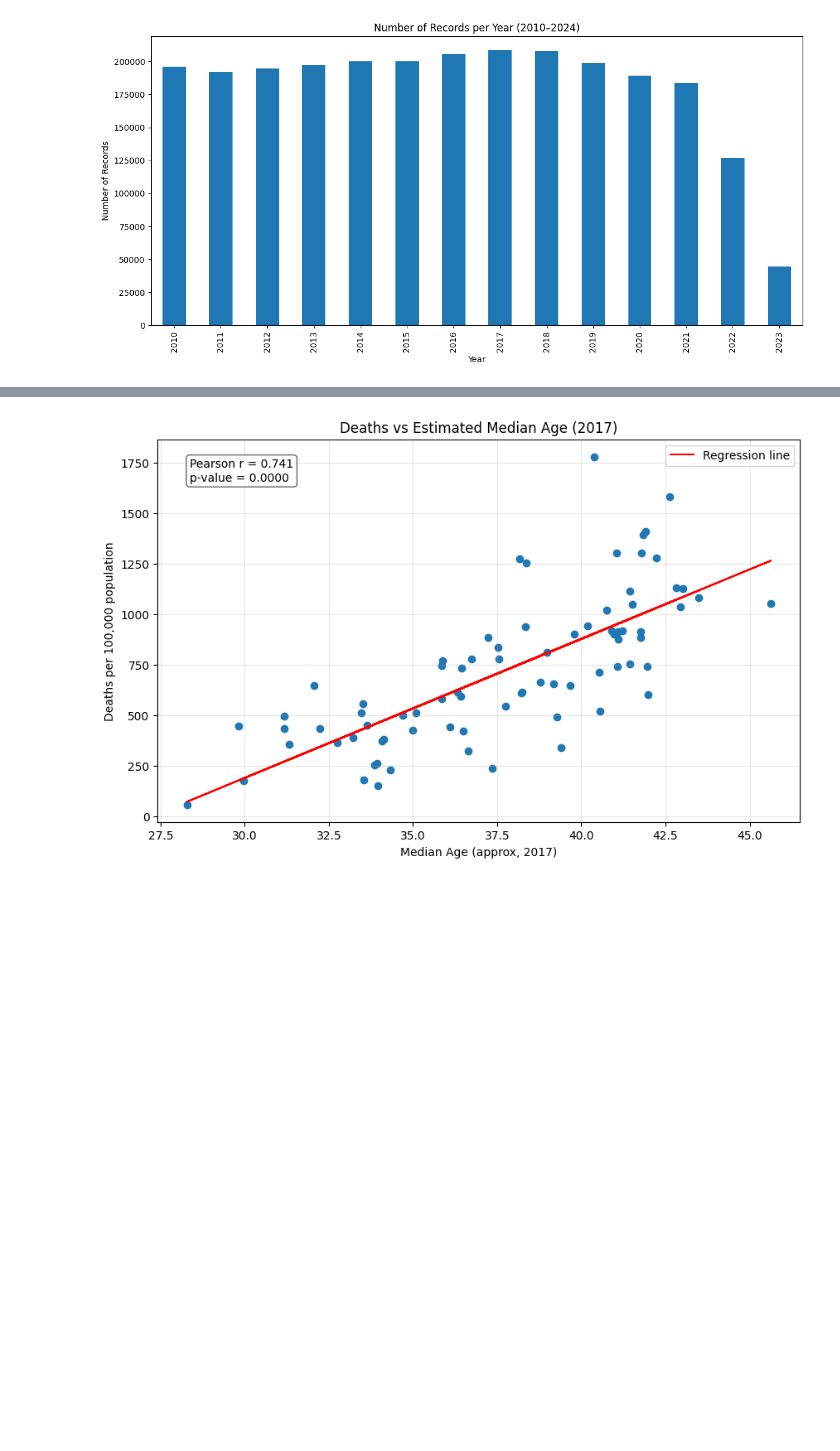
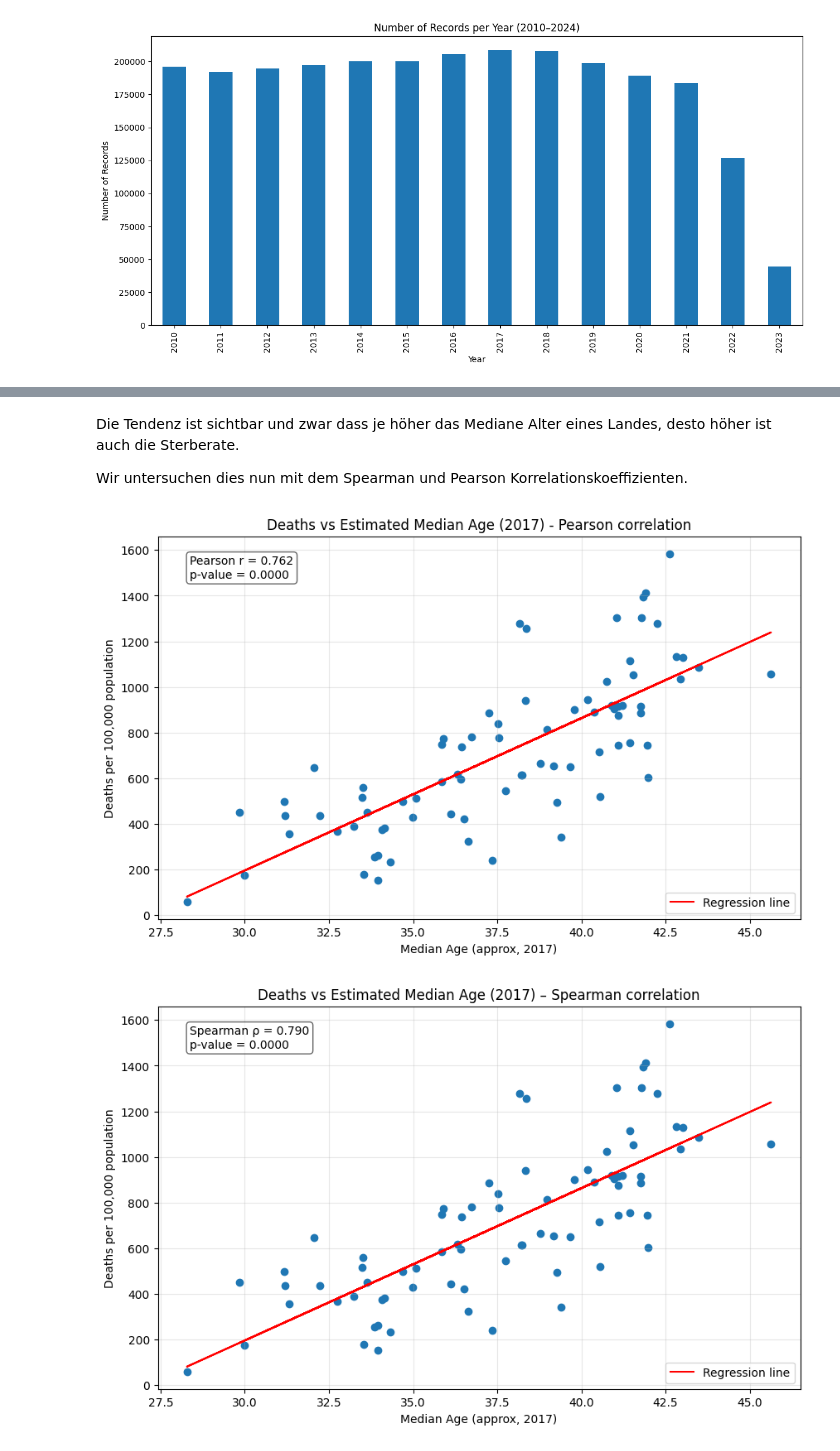
Before and after one commit to ihringerlinus/WHO_Mortality_Database, a Jupyter notebook: Übersicht.ipynb, the cells around one changed output, grey strips where cells are left out. Drawn from its saved outputs; the diff is of its cells as text; code cells hidden in the pictures; blank space fills up the shorter version.

```diff
--- a/Übersicht.ipynb
+++ b/Übersicht.ipynb
@@ -111,11 +91,12 @@ plt.show()
 # %%
-# 3. Nur Zeilen mit gültiger Cause behalten
+# Nur Zeilen mit gültiger Cause behalten
 df_2017 = df_2017[df_2017['Cause'].notna() & (df_2017['Cause'] != '')]
 
-# 4. Doppelte Einträge entfernen
+# Doppelte Einträge entfernen
 unique_cols = ['Country', 'Sex', 'Cause', 'Year']
 df_2017_unique = df_2017.drop_duplicates(subset=unique_cols)
-# 3. Summieren
+df_2017_unique = df_2017_unique.copy()
+# Summieren
 result = (
     df_2017_unique
     .groupby('Country')['Deaths at all ages']
@@ -555,53 +685,83 @@ plt.show()
+# %% [markdown]
+Die Tendenz ist sichtbar und zwar dass je höher das Mediane Alter eines Landes, desto höher ist auch die Sterberate.
+
+Wir untersuchen dies nun mit dem Spearman und Pearson Korrelationskoeffizienten.
 # %%
 ### Korrelationskoeffizient berechnen
 import numpy as np
-from scipy.stats import pearsonr
+from scipy.stats import pearsonr, spearmanr
 
-# ---------------------------
+
 # Daten aus Median-Age-Proxy-Plot holen
-# ---------------------------
-x = scatter_data["median_age_proxy"].values
+x = scatter_data["age_structure_index"].values
 y = scatter_data["Deaths_per_100k"].values
 
-# ---------------------------
 # Lineare Regression
-# ---------------------------
 slope, intercept = np.polyfit(x, y, 1)
 reg_line = slope * x + intercept
 
-# ---------------------------
 # Pearson-Korrelation
-# ---------------------------
 corr, p_value = pearsonr(x, y)
 
-# ---------------------------
 # Plot
-# ---------------------------
 plt.figure(figsize=(10, 6))
 
 # Scatterplot
 plt.scatter(x, y)
 
 # Regressionslinie
 plt.plot(x, reg_line, color="red", label="Regression line")
 
 # Labels
 plt.xlabel("Median Age (approx, 2017)")
 plt.ylabel("Deaths per 100,000 population")
-plt.title("Deaths vs Estimated Median Age (2017)")
+plt.title("Deaths vs Estimated Median Age (2017) - Pearson correlation")
 
 # Korrelationsinfo ins Plot schreiben
 plt.text(
     0.05, 0.95,
     f"Pearson r = {corr:.3f}\np-value = {p_value:.4f}",
     transform=plt.gca().transAxes,
     fontsize=10,
     verticalalignment="top",
     bbox=dict(boxstyle="round", facecolor="white", alpha=0.6)
 )
 
 plt.grid(alpha=0.3)
 plt.legend()
 plt.show()
+
+
+# Spearman-Korrelation
+spearman_corr, spearman_p = spearmanr(x, y)
+
+# Plot
+plt.figure(figsize=(10, 6))
+
+# Scatterplot
+plt.scatter(x, y)
+
+# Regressionslinie (optional, gleiche Linie wie vorher)
+plt.plot(x, reg_line, color="red", label="Regression line")
+
+# Labels
+plt.xlabel("Median Age (approx, 2017)")
+plt.ylabel("Deaths per 100,000 population")
+plt.title("Deaths vs Estimated Median Age (2017) – Spearman correlation")
+
+# Korrelationsinfo ins Plot schreiben
+plt.text(
+    0.05, 0.95,
+    f"Spearman ρ = {spearman_corr:.3f}\np-value = {spearman_p:.4f}",
+    transform=plt.gca().transAxes,
+    fontsize=10,
+    verticalalignment="top",
+    bbox=dict(boxstyle="round", facecolor="white", alpha=0.6)
+)
+
+plt.grid(alpha=0.3)
+plt.legend()
+plt.show()
 # %% [output]
-[figure, old version]
+[figure, new version]
+[figure, added]
```
Also changed, not shown: parts of 40 cells of this notebook, 3 other files.
